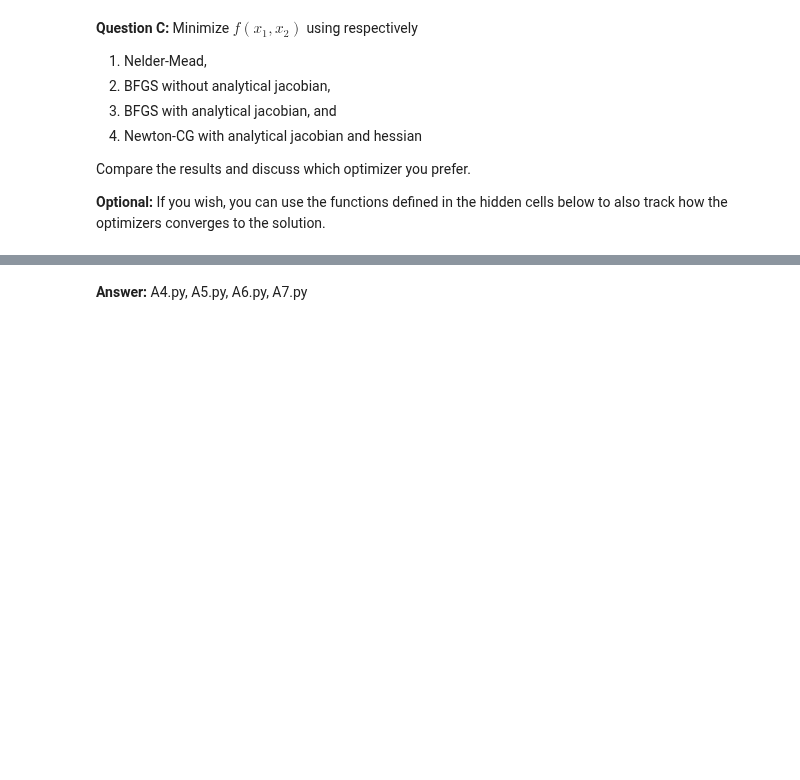
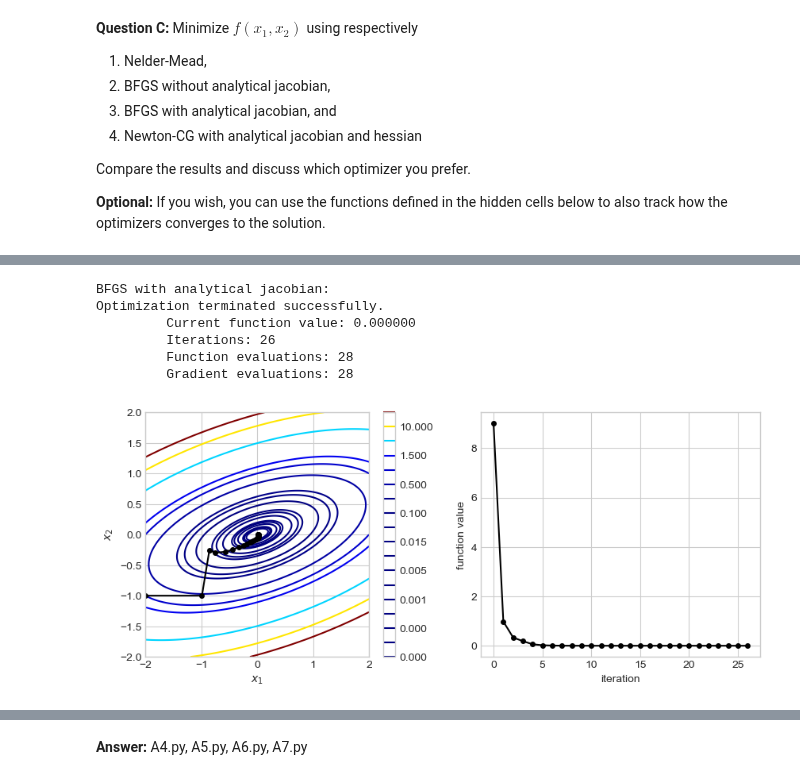
Before and after one commit to RosaMeyer/IntroProg-exercises, a Jupyter notebook: PS7/problem_set_7.ipynb, the cells around one changed output, grey strips where cells are left out. Cells and saved outputs as stored; diff of their text form; code cells hidden in the pictures; blank space fills up the shorter version.

```diff
--- a/PS7/problem_set_7.ipynb
+++ b/PS7/problem_set_7.ipynb
@@ -245,0 +275,15 @@ x0 = [-2,-1] # suggested initial guess
+# %%
+# Minimize f(x_1,x_2) using BFGS with analytical jacobian
+
+print('BFGS with analytical jacobian:')
+evals = 0
+result = optimize.minimize(f_python, x0, method='BFGS', jac=f_jac, callback=collect, options={'disp':True})
+contour()
+# %% [output]
+BFGS with analytical jacobian:
+Optimization terminated successfully.
+         Current function value: 0.000000
+         Iterations: 26
+         Function evaluations: 28
+         Gradient evaluations: 28
+[figure, added]
```
Also changed, not shown: parts of 6 cells of this notebook.
